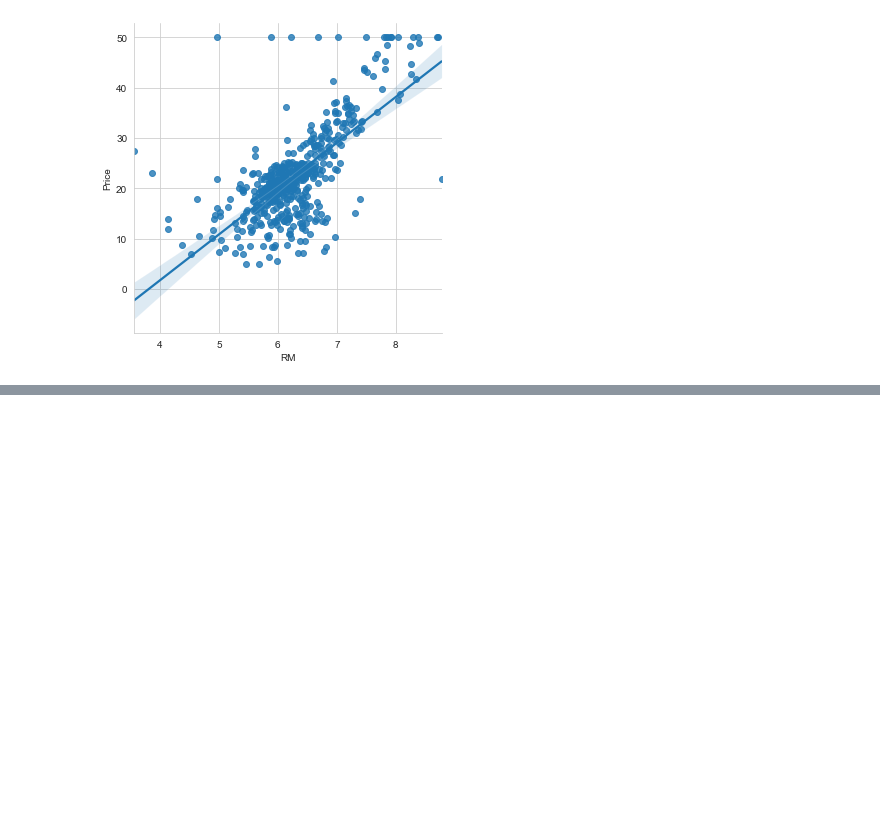
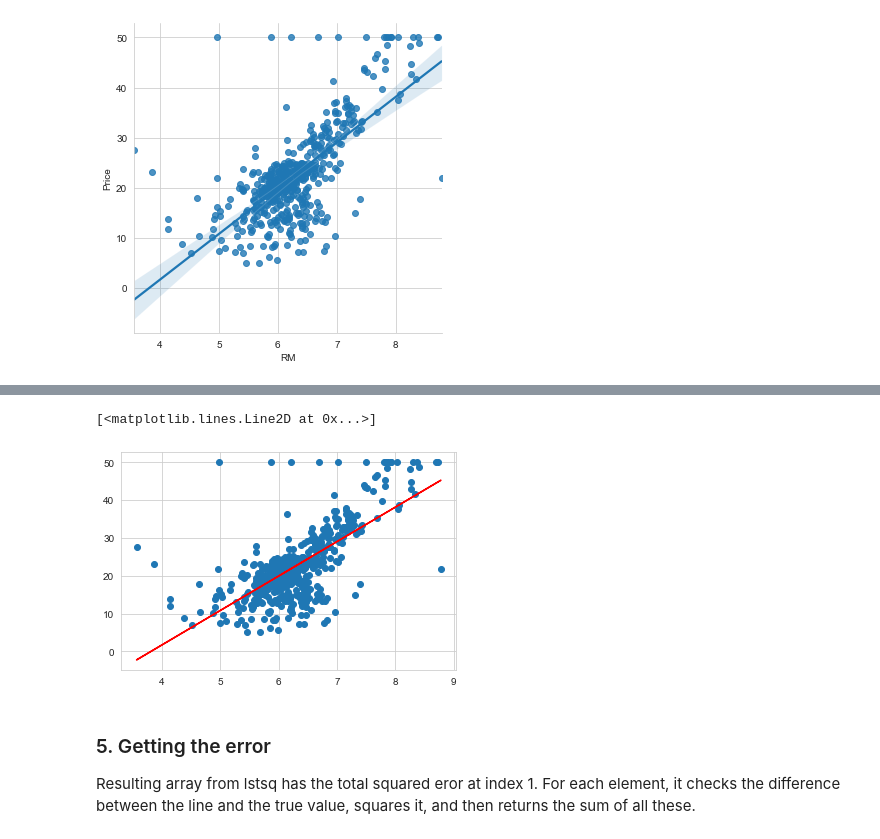
Before and after one commit to barnwalp/jupyter_notebook, a Jupyter notebook: Python for Data Analysis and Visualization/supervised_learning.ipynb, the cells around one changed output, grey strips where cells are left out. Drawn from its saved outputs; the diff is of its cells as text; code cells hidden in the pictures; blank space fills up the shorter version.

Commit message:
feat/creating best fit line using numpy and finding the standard deviation

```diff
--- a/Python for Data Analysis and Visualization/supervised_learning.ipynb
+++ b/Python for Data Analysis and Visualization/supervised_learning.ipynb
@@ -121,0 +156,9 @@ sns.lmplot('RM', 'Price', data=boston_df)
+# %%
+# Easy way to create a 2d array is vstack
+
+# Set up X a median room values
+X = boston_df.RM
+
+# Set up Y as the target price of the house
+Y = np.array(boston_df.Price)
+Y.shape
@@ -121,0 +167,9 @@ sns.lmplot('RM', 'Price', data=boston_df)
+# %%
+# Creating a 506 x 2 matrix with X as its first column and 1 as second column
+A = np.vstack([X, np.ones(len(X))]).T
+# %%
+# getting the best fit value m, b using builtin least square method of
+# linear algebra library.
+
+# getting the first index of the result
+m, b = np.linalg.lstsq(A, Y)[0]
@@ -121,0 +179,15 @@ sns.lmplot('RM', 'Price', data=boston_df)
+# %%
+plt.plot(boston_df.RM, boston_df.Price, 'o')
+
+x = boston_df.RM
+
+# This will create the graph which was automatically created by seaborn
+# 'r' makes the line red
+plt.plot(x, m*x + b, 'r', label="Best fit line")
+# %% [output]
+[<matplotlib.lines.Line2D at 0x...>]
+[figure, added]
+# %% [markdown]
+### 5. Getting the error
+
+Resulting array from lstsq has the total squared eror at index 1. For each element, it checks the difference between the line and the true value, squares it, and then returns the sum of all these.
```
Also changed, not shown: parts of 8 cells of this notebook.
